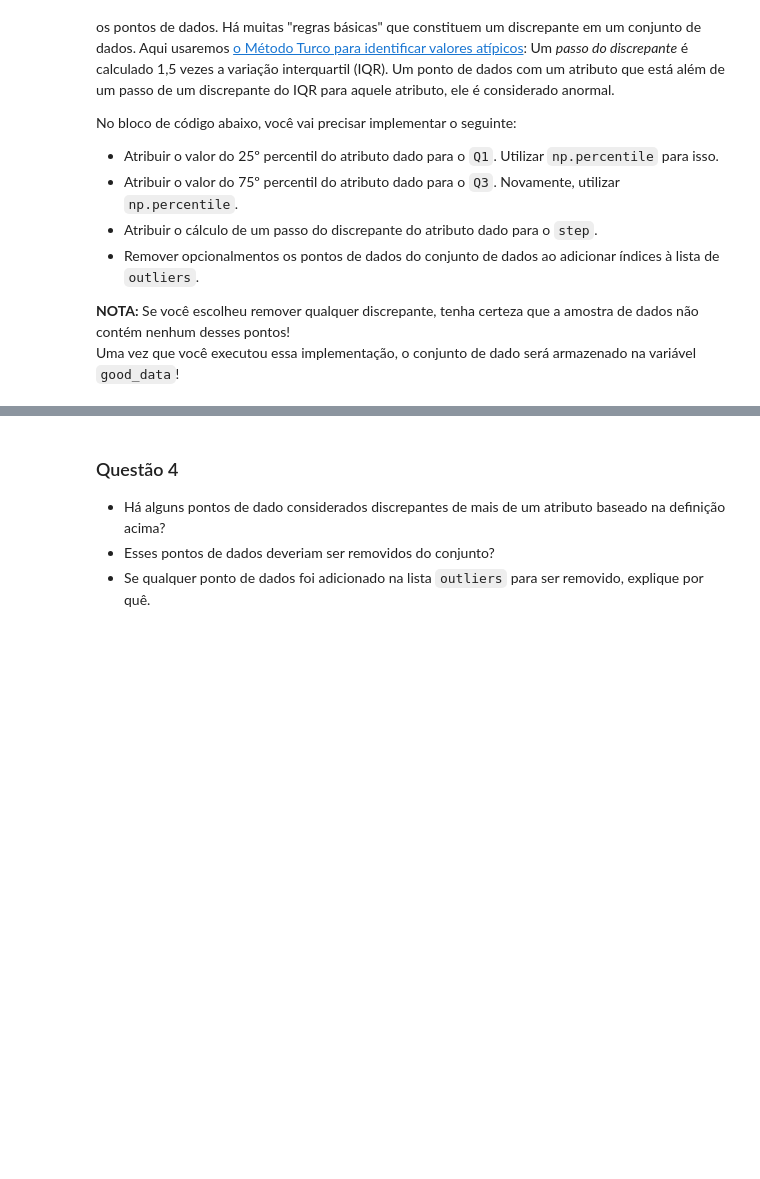
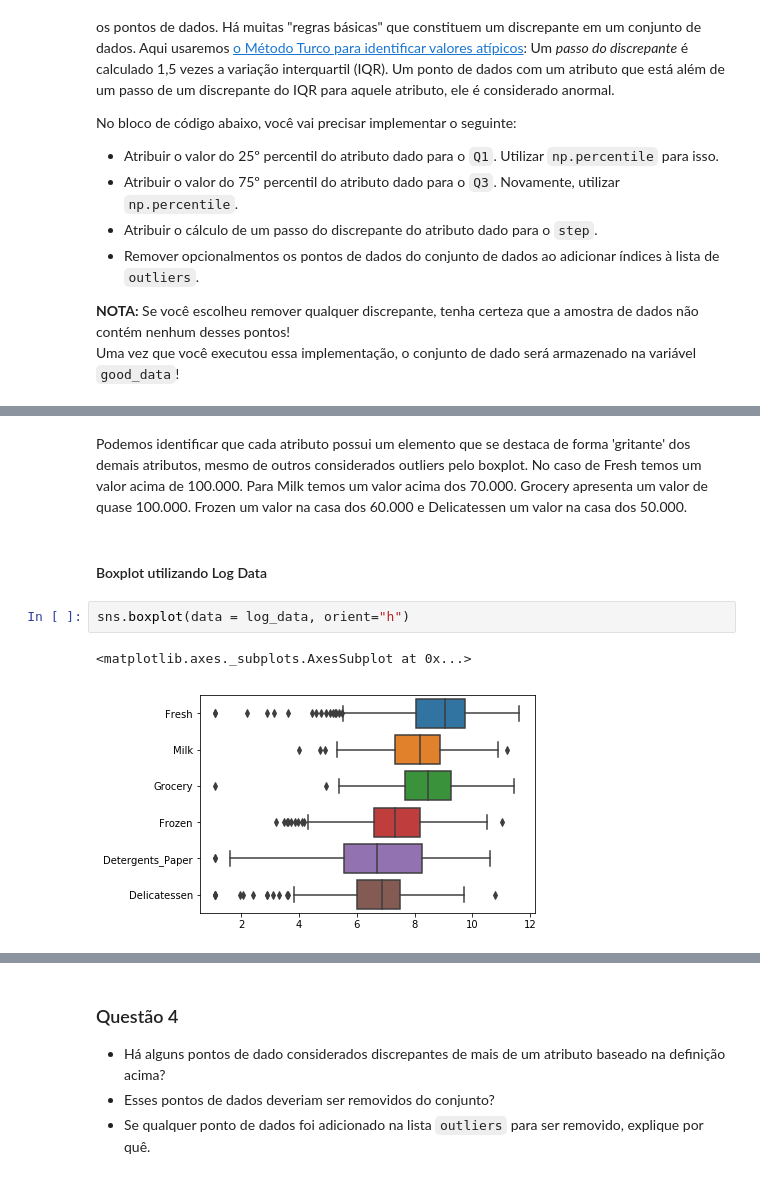
Before and after one commit to PabloGilvan/Customer-Segmentation, a Jupyter notebook: customer_segments_PT.ipynb, the cells around one changed output, grey strips where cells are left out. Cells and saved outputs as stored; diff of their text form; blank space fills up the shorter version.

```diff
--- a/customer_segments_PT.ipynb
+++ b/customer_segments_PT.ipynb
@@ -244,2 +258,11 @@ No bloco de código abaixo, você vai precisar implementar o seguinte:
+# %% [markdown]
+Podemos identificar que cada atributo possui um elemento que se destaca de forma 'gritante' dos demais atributos, mesmo de outros considerados outliers pelo boxplot. No caso de Fresh temos um valor acima de 100.000. Para Milk temos um valor acima dos 70.000. Grocery apresenta um valor de quase 100.000. Frozen um valor na casa dos 60.000 e Delicatessen um valor na casa dos 50.000.
+# %% [markdown]
+#### Boxplot utilizando Log Data
+# %%
+sns.boxplot(data = log_data, orient="h")
+# %% [output]
+<matplotlib.axes._subplots.AxesSubplot at 0x...>
+[figure, added]
 # %%
 # Para cada atributo encontre os pontos de dados com máximos valores altos e baixos
```
Also changed, not shown: parts of 23 cells of this notebook.
